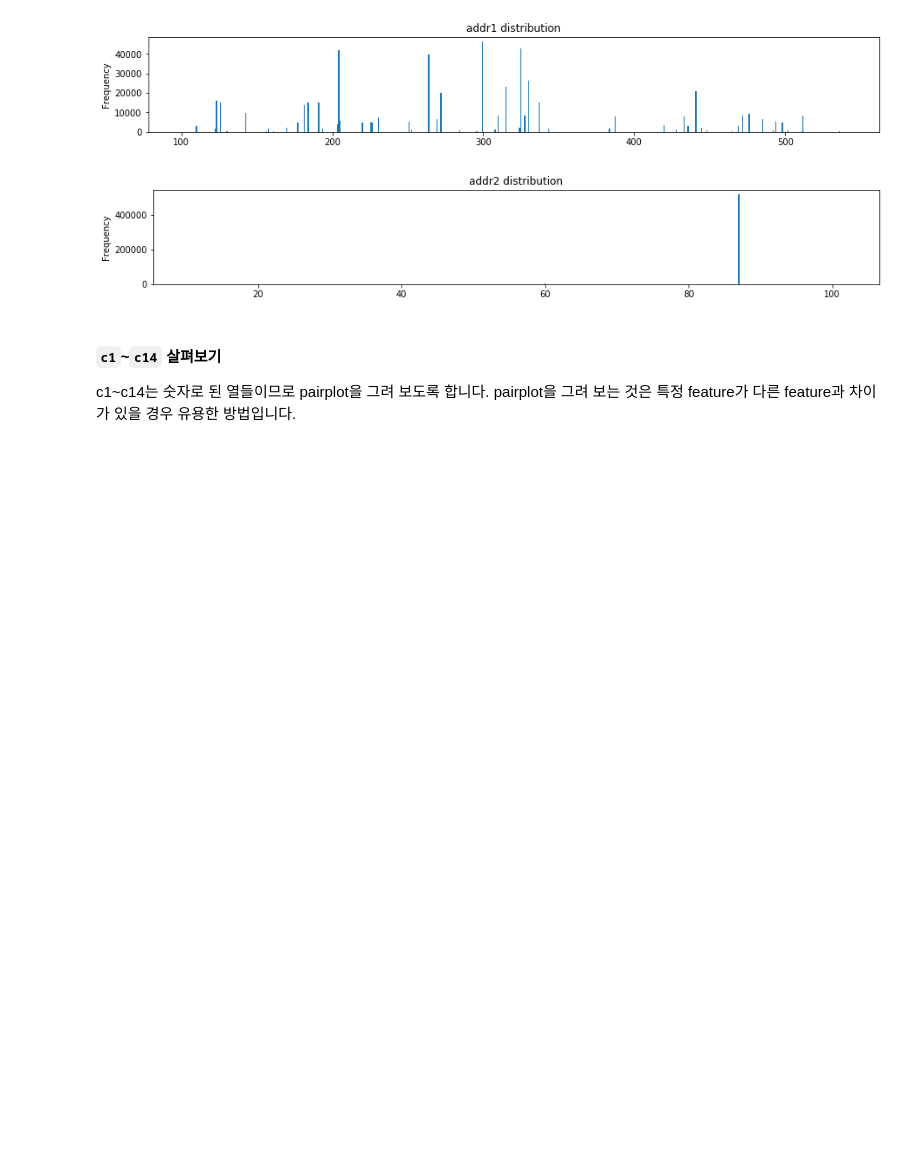
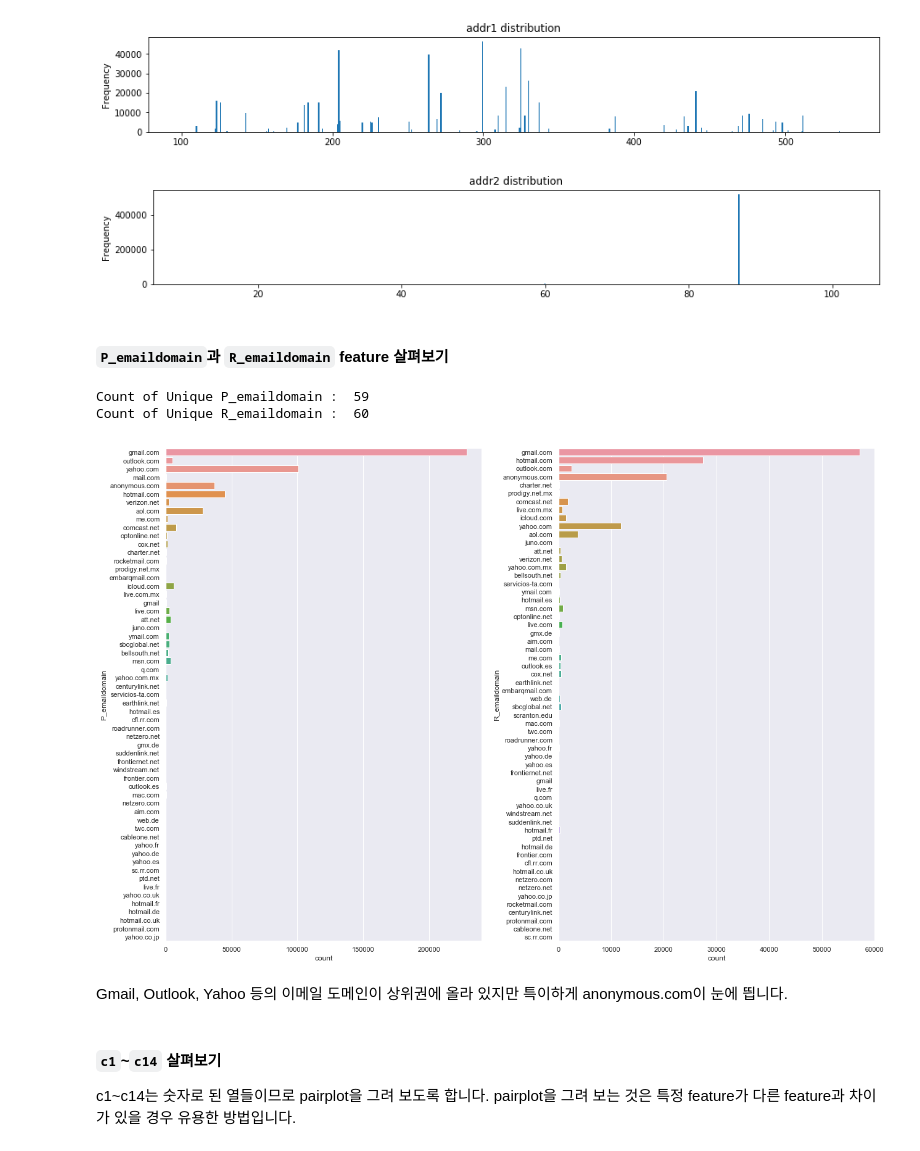
Before and after one commit to loveAlakazam/kaggle_IEEE_CIS_Fraud_Detection, a Jupyter notebook: Simple EDA of IEEE-FRAUD dataset.ipynb, the cells around one changed output. Drawn from its saved outputs; the diff is of its cells as text; code cells hidden in the pictures; blank space fills up the shorter version.

```diff
--- a/Simple EDA of IEEE-FRAUD dataset.ipynb
+++ b/Simple EDA of IEEE-FRAUD dataset.ipynb
@@ -271,6 +276,25 @@ plt.show()
 # %% [output]
 [figure]
 [figure]
+# %% [markdown]
+#### `P_emaildomain`과 `R_emaildomain` feature 살펴보기
+# %%
+f, axes = plt.subplots(1, 2, figsize=(18, 12))
+
+sns.set(color_codes=True)
+p_email = sns.countplot(y='P_emaildomain', data=train_tran, ax=axes[0])
+r_email = sns.countplot(y='R_emaildomain', data=train_tran, ax=axes[1])
+plt.tight_layout()
+
+# 유니크한 이메일 주소의 개수
+print('Count of Unique P_emaildomain : ', train_tran.P_emaildomain.nunique()) # 59 unique domains
+print('Count of Unique R_emaildomain : ', train_tran.R_emaildomain.nunique()) # 59 unique domains
+# %% [output]
+Count of Unique P_emaildomain :  59
+Count of Unique R_emaildomain :  60
+[figure, added]
+# %% [markdown]
+Gmail, Outlook, Yahoo 등의 이메일 도메인이 상위권에 올라 있지만 특이하게 anonymous.com이 눈에 띕니다.
 # %% [markdown]
 #### `c1`~`c14` 살펴보기
 c1~c14는 숫자로 된 열들이므로 pairplot을 그려 보도록 합니다. pairplot을 그려 보는 것은 특정 feature가 다른 feature과 차이가 있을 경우 유용한 방법입니다.
```
Also changed, not shown: parts of 35 cells of this notebook.
